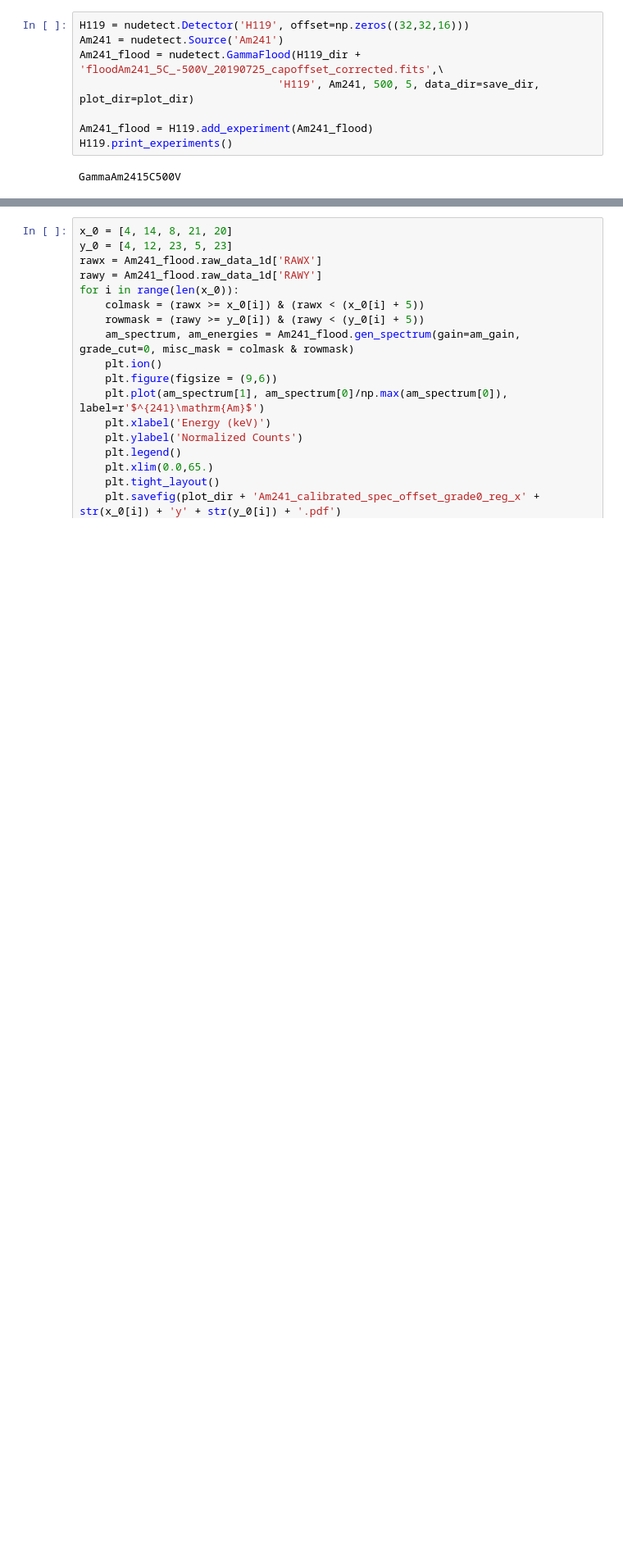
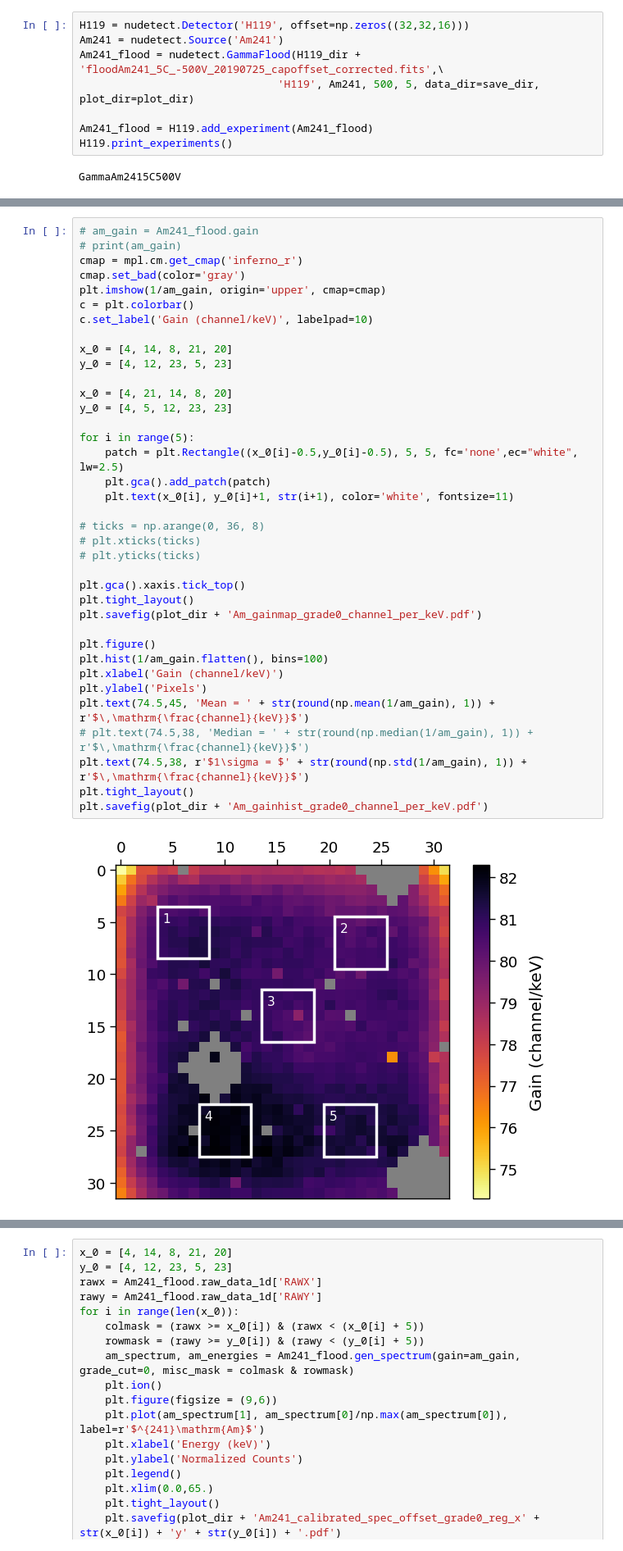
Before and after one commit to snpike/scripts, a Jupyter notebook: hardware/H119_analysis_gain.ipynb, the cells around one changed output, grey strips where cells are left out. Shown at 82% size. Cells and saved outputs as stored; diff of their text form; blank space fills up the shorter version.

```diff
--- a/hardware/H119_analysis_gain.ipynb
+++ b/hardware/H119_analysis_gain.ipynb
@@ -86,0 +88,39 @@ See the caveats in the documentation: https://pandas.pydata.org/pandas-docs/stab
+# %%
+# am_gain = Am241_flood.gain
+# print(am_gain)
+cmap = mpl.cm.get_cmap('inferno_r')
+cmap.set_bad(color='gray')
+plt.imshow(1/am_gain, origin='upper', cmap=cmap)
+c = plt.colorbar()
+c.set_label('Gain (channel/keV)', labelpad=10)
+
+x_0 = [4, 14, 8, 21, 20]
+y_0 = [4, 12, 23, 5, 23]
+
+x_0 = [4, 21, 14, 8, 20]
+y_0 = [4, 5, 12, 23, 23]
+
+for i in range(5):
+    patch = plt.Rectangle((x_0[i]-0.5,y_0[i]-0.5), 5, 5, fc='none',ec="white", lw=2.5)
+    plt.gca().add_patch(patch)
+    plt.text(x_0[i], y_0[i]+1, str(i+1), color='white', fontsize=11)
+
+# ticks = np.arange(0, 36, 8)
+# plt.xticks(ticks)
+# plt.yticks(ticks)
+
+plt.gca().xaxis.tick_top()
+plt.tight_layout()
+plt.savefig(plot_dir + 'Am_gainmap_grade0_channel_per_keV.pdf')
+
+plt.figure()
+plt.hist(1/am_gain.flatten(), bins=100)
+plt.xlabel('Gain (channel/keV)')
+plt.ylabel('Pixels')
+plt.text(74.5,45, 'Mean = ' + str(round(np.mean(1/am_gain), 1)) + r'$\,\mathrm{\frac{channel}{keV}}$')
+# plt.text(74.5,38, 'Median = ' + str(round(np.median(1/am_gain), 1)) + r'$\,\mathrm{\frac{channel}{keV}}$')
+plt.text(74.5,38, r'$1\sigma = $' + str(round(np.std(1/am_gain), 1)) + r'$\,\mathrm{\frac{channel}{keV}}$')
+plt.tight_layout()
+plt.savefig(plot_dir + 'Am_gainhist_grade0_channel_per_keV.pdf')
+# %% [output]
+[figure, added]
```
Also changed, not shown: parts of 5 cells of this notebook, 4 other files.
